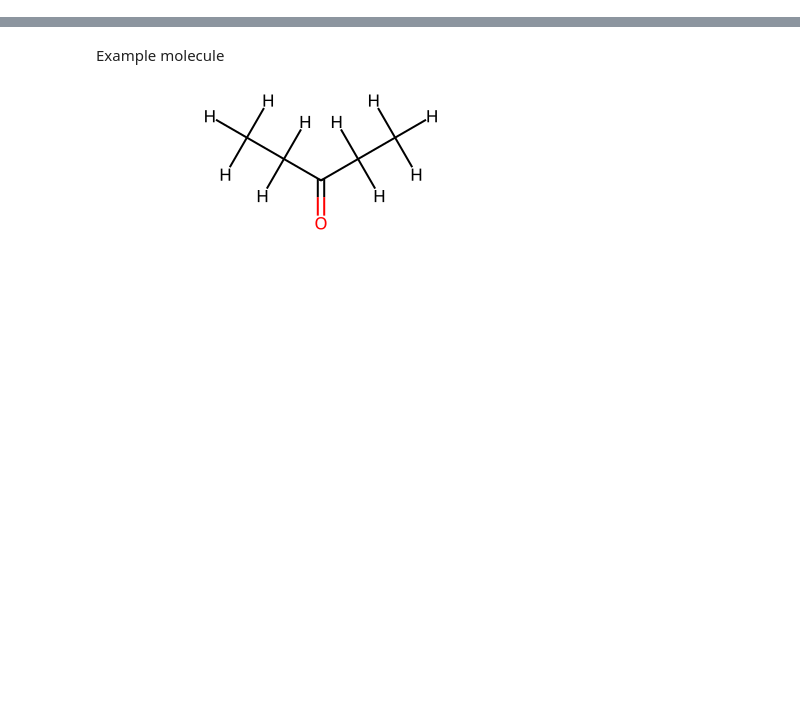
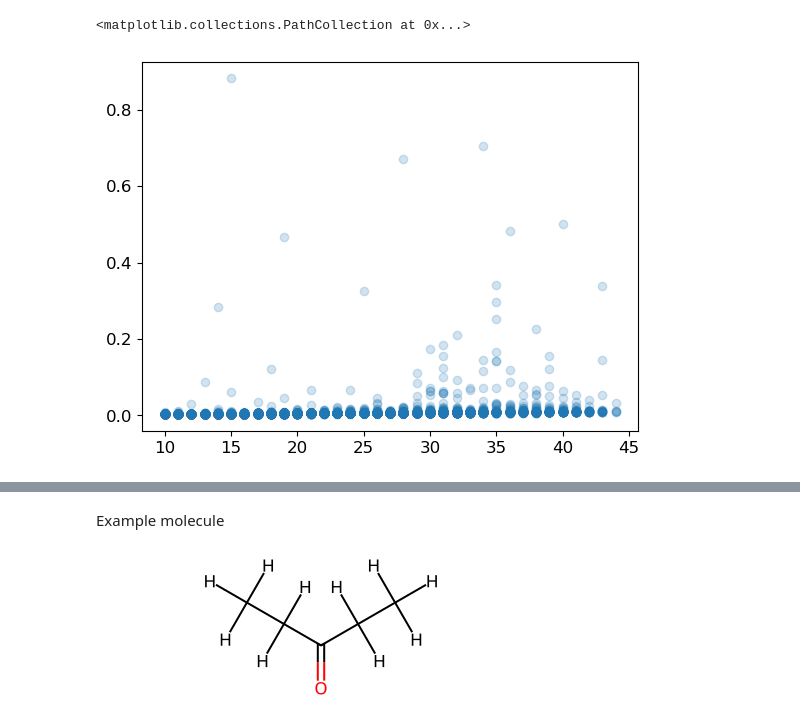
Before and after one commit to rinikerlab/TorsionAngularBinStrings, a Jupyter notebook: Demos/AnalyzeConformerEnsembles.ipynb, the cells around one changed output, grey strips where cells are left out. Cells and saved outputs as stored; diff of their text form; code cells hidden in the pictures; blank space fills up the shorter version.

Commit message:
Data/, version2 update

```diff
--- a/Demos/AnalyzeConformerEnsembles.ipynb
+++ b/Demos/AnalyzeConformerEnsembles.ipynb
@@ -4,0 +26,3 @@ from rdkit.Chem import AllChem
+# %%
+mol = Chem.MolFromMolBlock(ans[2337][0],removeHs=False)
+tabs.GetnTABS(mol)
@@ -4,0 +38,12 @@ from rdkit.Chem import AllChem
+# %%
+results = []
+for idx in allIds:
+    ans = lwreg.retrieve(config,id=idx)
+    i = list(ans.keys())[0]
+    mol = Chem.MolFromMolBlock(ans[i][0],removeHs=False)
+    start = time.perf_counter()
+    nTabs = tabs.GetnTABS(mol)
+    elapsed = time.perf_counter() - start
+    mol = Chem.RemoveAllHs(mol)
+    matches = mol.GetSubstructMatches(mol,useChirality=True, uniquify=False)
+    results.append((idx, len(matches), mol.GetNumHeavyAtoms(), elapsed))
@@ -4,0 +53,2 @@ from rdkit.Chem import AllChem
+# %%
+res = pd.DataFrame(results, columns=['ID', 'SymMatches', 'NumHeavyAtoms', 'Time'])
@@ -4,0 +75,7 @@ from rdkit.Chem import AllChem
+# %%
+resFiltered = res[res['Time']<1]
+# %%
+plt.scatter(resFiltered['NumHeavyAtoms'], resFiltered['Time'],alpha=0.2)
+# %% [output]
+<matplotlib.collections.PathCollection at 0x...>
+[figure, added]
```
Also changed, not shown: parts of 16 cells of this notebook, 20 other files.
